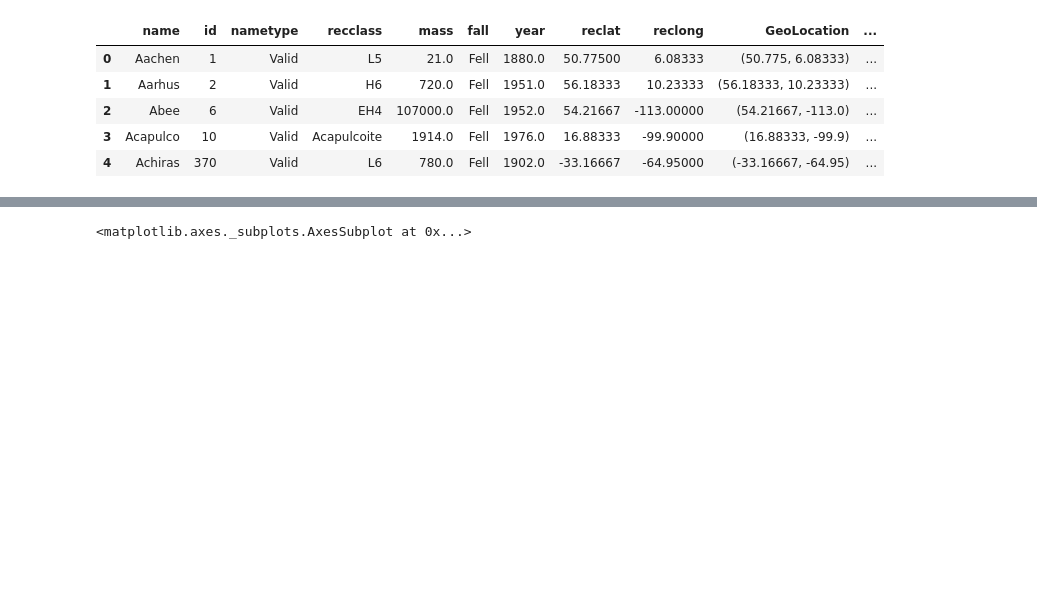
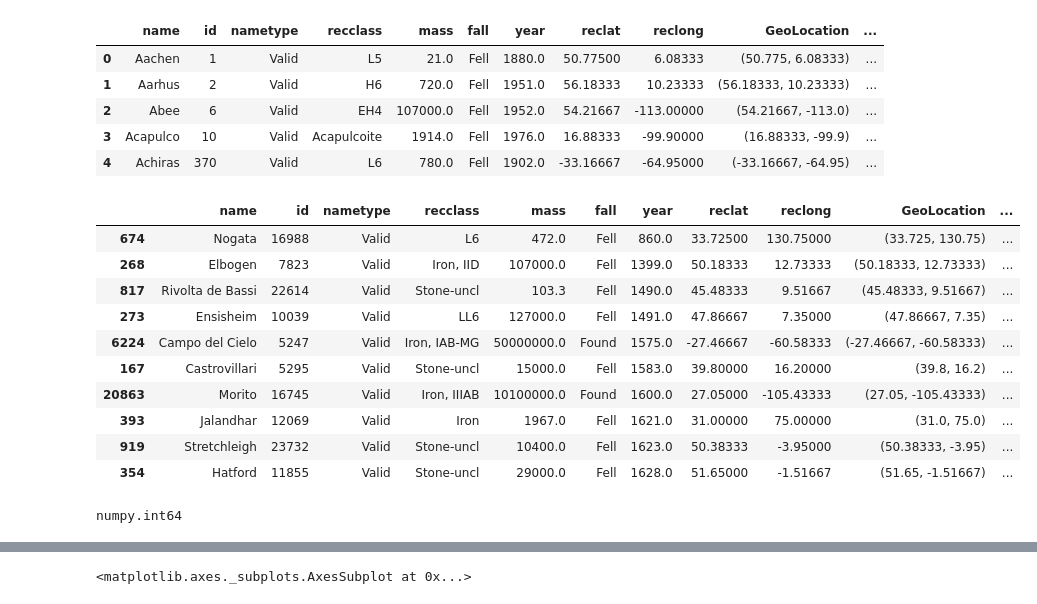
Before and after one commit to QED0711/nasa-meteorite-analysis, a Jupyter notebook: geo_plotting.ipynb, the cells around one changed output, grey strips where cells are left out. Drawn from its saved outputs; the diff is of its cells as text; code cells hidden in the pictures; blank space fills up the shorter version.

```diff
--- a/geo_plotting.ipynb
+++ b/geo_plotting.ipynb
@@ -43,6 +43,33 @@ df.head()
 | 2 | Abee | 6 | Valid | EH4 | 107000.0 | Fell | 1952.0 | 54.21667 | -113.00000 | (54.21667, -113.0) | ... |
 | 3 | Acapulco | 10 | Valid | Acapulcoite | 1914.0 | Fell | 1976.0 | 16.88333 | -99.90000 | (16.88333, -99.9) | ... |
 | 4 | Achiras | 370 | Valid | L6 | 780.0 | Fell | 1902.0 | -33.16667 | -64.95000 | (-33.16667, -64.95) | ... |
+# %%
+df.sort_values(by=['year'], axis = 0, inplace = True)
+df.head(10)
+# %% [output]
+|  | name | id | nametype | recclass | mass | fall | year | reclat | reclong | GeoLocation | ... |
+| 674 | Nogata | 16988 | Valid | L6 | 472.0 | Fell | 860.0 | 33.72500 | 130.75000 | (33.725, 130.75) | ... |
+| 268 | Elbogen | 7823 | Valid | Iron, IID | 107000.0 | Fell | 1399.0 | 50.18333 | 12.73333 | (50.18333, 12.73333) | ... |
+| 817 | Rivolta de Bassi | 22614 | Valid | Stone-uncl | 103.3 | Fell | 1490.0 | 45.48333 | 9.51667 | (45.48333, 9.51667) | ... |
+| 273 | Ensisheim | 10039 | Valid | LL6 | 127000.0 | Fell | 1491.0 | 47.86667 | 7.35000 | (47.86667, 7.35) | ... |
+| 6224 | Campo del Cielo | 5247 | Valid | Iron, IAB-MG | 50000000.0 | Found | 1575.0 | -27.46667 | -60.58333 | (-27.46667, -60.58333) | ... |
+| 167 | Castrovillari | 5295 | Valid | Stone-uncl | 15000.0 | Fell | 1583.0 | 39.80000 | 16.20000 | (39.8, 16.2) | ... |
+| 20863 | Morito | 16745 | Valid | Iron, IIIAB | 10100000.0 | Found | 1600.0 | 27.05000 | -105.43333 | (27.05, -105.43333) | ... |
+| 393 | Jalandhar | 12069 | Valid | Iron | 1967.0 | Fell | 1621.0 | 31.00000 | 75.00000 | (31.0, 75.0) | ... |
+| 919 | Stretchleigh | 23732 | Valid | Stone-uncl | 10400.0 | Fell | 1623.0 | 50.38333 | -3.95000 | (50.38333, -3.95) | ... |
+| 354 | Hatford | 11855 | Valid | Stone-uncl | 29000.0 | Fell | 1628.0 | 51.65000 | -1.51667 | (51.65, -1.51667) | ... |
+# %%
+def to_int(x):
+    try:
+        return int(x)
+    except:
+        return 0
+
+df.year = df.year.apply(to_int)
+df.year.astype("int64", inplace=True)
+type(df.year[0])
+# %% [output]
+numpy.int64
 # %%
 # Export this data frame to the CSV
 df.to_csv('CSV_MASTERS/Final.csv', index = False)
```
Also changed, not shown: parts of 7 cells of this notebook.
